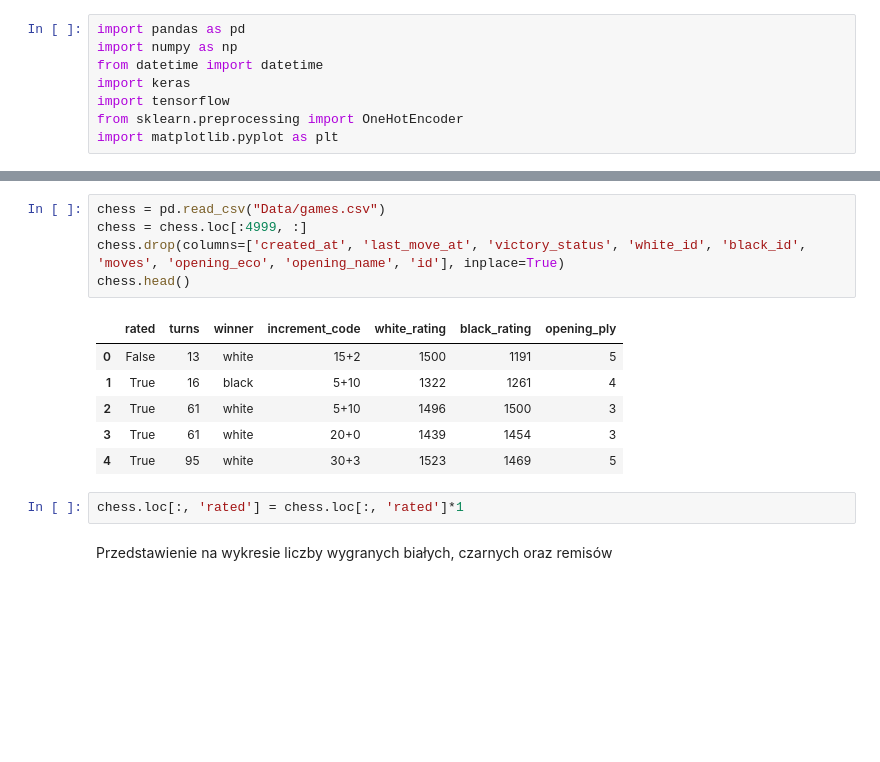
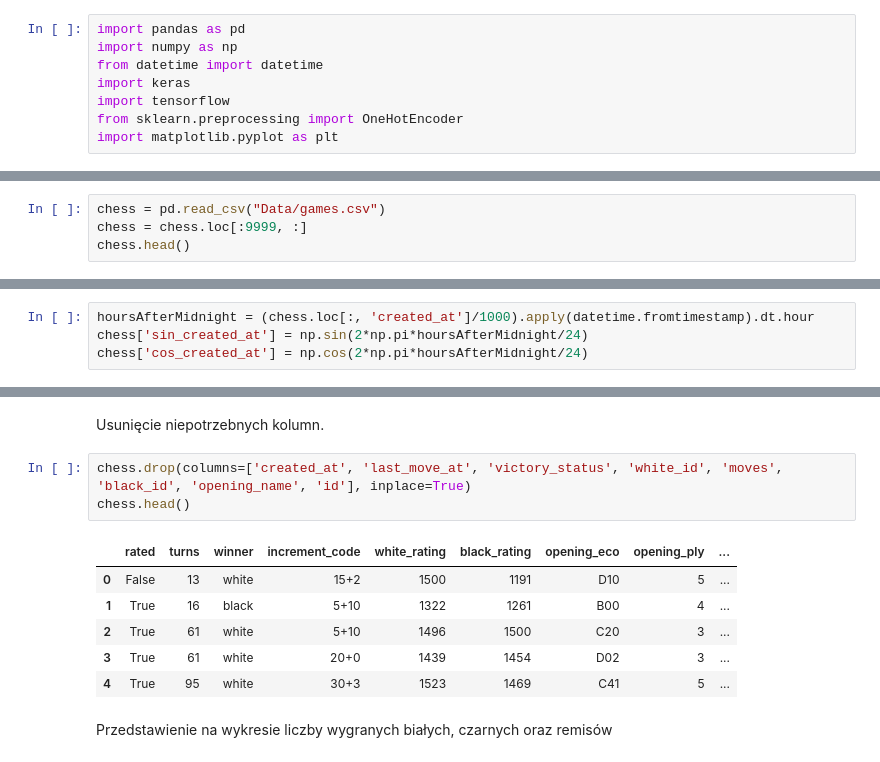
Before and after one commit to sebastiansukiennik01/NeuralNetworksProject, a Jupyter notebook: neuralNetworks.ipynb, the cells around one changed output, grey strips where cells are left out. Saved outputs shown, nothing was run; the diff lists cells and outputs as text; blank space fills up the shorter version.

```diff
--- a/neuralNetworks.ipynb
+++ b/neuralNetworks.ipynb
@@ -14,0 +15,4 @@ komentarz
+# %%
+chess = pd.read_csv("Data/games.csv")
+chess = chess.loc[:9999, :]
+chess.head()
@@ -14,0 +30,4 @@ komentarz
+# %%
+hoursAfterMidnight = (chess.loc[:, 'created_at']/1000).apply(datetime.fromtimestamp).dt.hour
+chess['sin_created_at'] = np.sin(2*np.pi*hoursAfterMidnight/24)
+chess['cos_created_at'] = np.cos(2*np.pi*hoursAfterMidnight/24)
@@ -15,17 +49,15 @@ komentarz
+# %% [markdown]
+Usunięcie niepotrzebnych kolumn.
 # %%
-chess = pd.read_csv("Data/games.csv")
-chess = chess.loc[:4999, :]
-chess.drop(columns=['created_at', 'last_move_at', 'victory_status', 'white_id', 'black_id', 'moves', 'opening_eco', 'opening_name', 'id'], inplace=True)
+chess.drop(columns=['created_at', 'last_move_at', 'victory_status', 'white_id', 'moves', 'black_id', 'opening_name', 'id'], inplace=True)
 chess.head()
 # %% [output]
-|  | rated | turns | winner | increment_code | white_rating | black_rating | opening_ply |
-| 0 | False | 13 | white | 15+2 | 1500 | 1191 | 5 |
-| 1 | True | 16 | black | 5+10 | 1322 | 1261 | 4 |
-| 2 | True | 61 | white | 5+10 | 1496 | 1500 | 3 |
-| 3 | True | 61 | white | 20+0 | 1439 | 1454 | 3 |
-| 4 | True | 95 | white | 30+3 | 1523 | 1469 | 5 |
+|  | rated | turns | winner | increment_code | white_rating | black_rating | opening_eco | opening_ply | ... |
+| 0 | False | 13 | white | 15+2 | 1500 | 1191 | D10 | 5 | ... |
+| 1 | True | 16 | black | 5+10 | 1322 | 1261 | B00 | 4 | ... |
+| 2 | True | 61 | white | 5+10 | 1496 | 1500 | C20 | 3 | ... |
+| 3 | True | 61 | white | 20+0 | 1439 | 1454 | D02 | 3 | ... |
+| 4 | True | 95 | white | 30+3 | 1523 | 1469 | C41 | 5 | ... |
-# %%
-chess.loc[:, 'rated'] = chess.loc[:, 'rated']*1
 # %% [markdown]
 Przedstawienie na wykresie liczby wygranych białych, czarnych oraz remisów
 # %%
```
Also changed, not shown: parts of 26 cells of this notebook, 4 other files.
